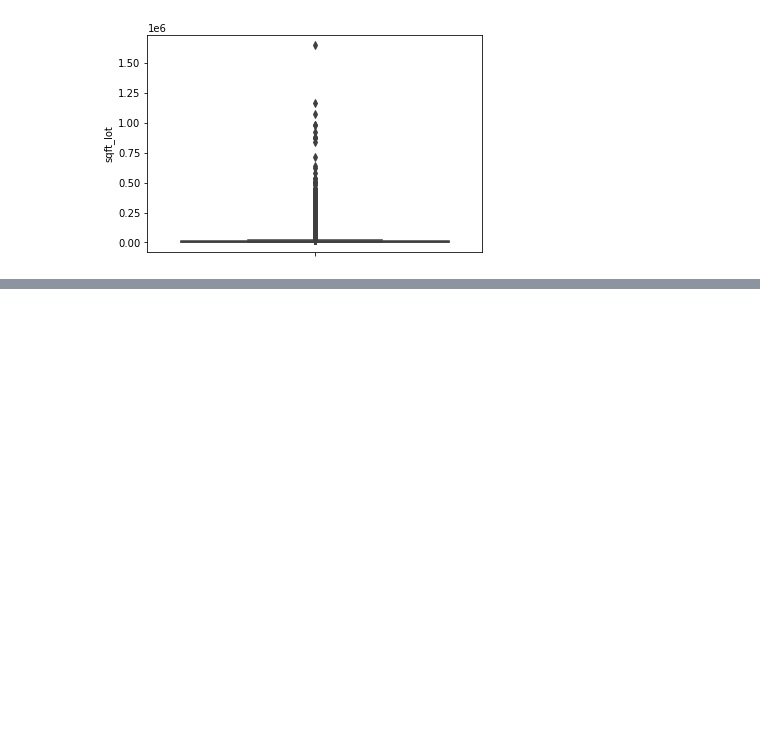
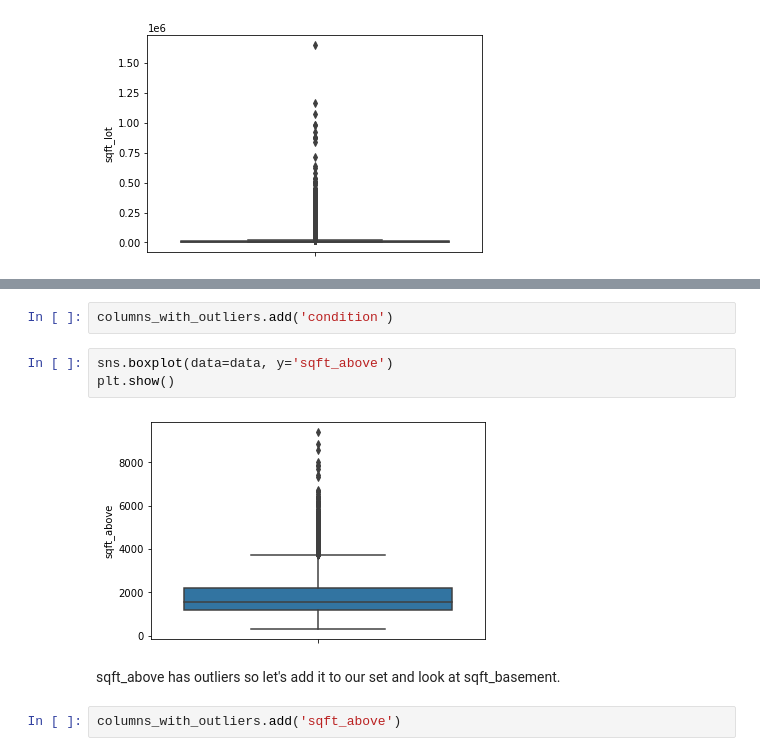
Before and after one commit to andrewabeles/seattle_home_sales, a Jupyter notebook: eda.ipynb, the cells around one changed output, grey strips where cells are left out. Drawn from its saved outputs; the diff is of its cells as text; blank space fills up the shorter version.

```diff
--- a/eda.ipynb
+++ b/eda.ipynb
@@ -304,0 +181,11 @@ GitHub test 2
+# %%
+columns_with_outliers.add('condition')
+# %%
+sns.boxplot(data=data, y='sqft_above')
+plt.show()
+# %% [output]
+[figure, added]
+# %% [markdown]
+sqft_above has outliers so let's add it to our set and look at sqft_basement.
+# %%
+columns_with_outliers.add('sqft_above')
```
Also changed, not shown: parts of 70 cells of this notebook.
